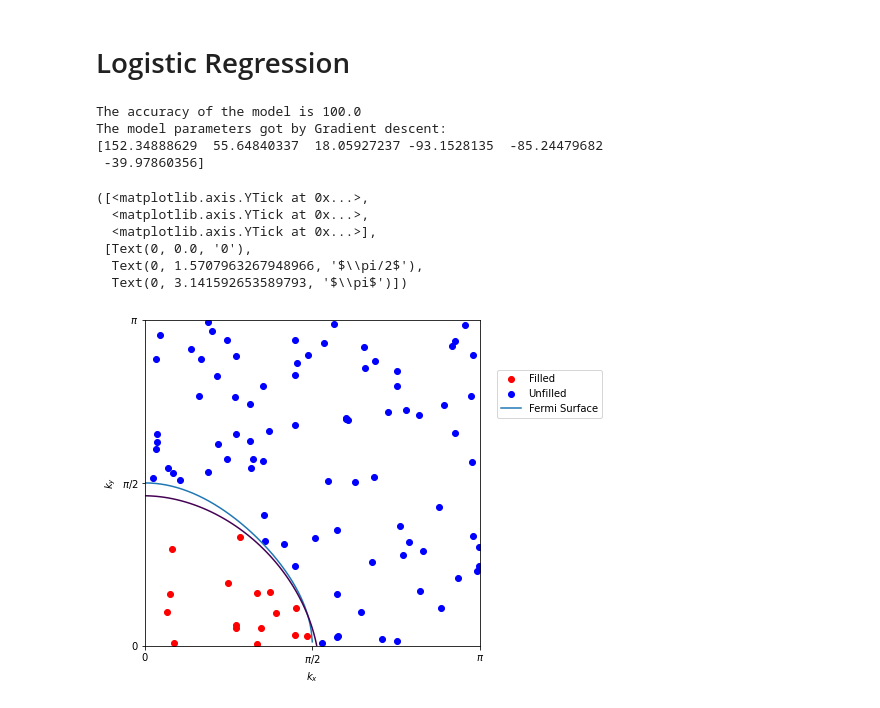
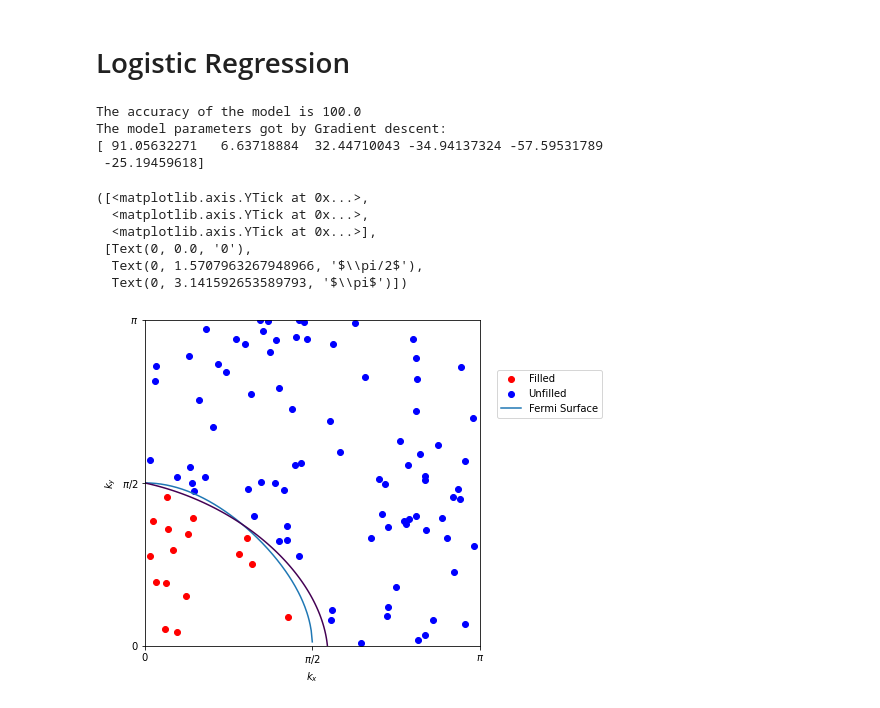
Before and after one commit to LeoisWTT/PHYS3151-Machine-Learning-in-Physics-2023, a Jupyter notebook: SVM_Fermi_Surface.ipynb, the cells around one changed output. Cells and saved outputs as stored; diff of their text form; code cells hidden in the pictures.

```diff
--- a/SVM_Fermi_Surface.ipynb
+++ b/SVM_Fermi_Surface.ipynb
@@ -55,7 +55,7 @@ Also, we only consider the first quadrant ($k_x,k_y\gt0$), and we can get the re
 # %% [markdown]
 # SVM
 # %%
-N=50
+N=100
 mu=0    #chemical potential
 # %%
 kx_list=np.pi*np.array([np.random.random() for i in range(N)]).reshape((N,1))
@@ -72,10 +72,10 @@ def hinge(X,y,theta):                        #for maximum-margin classification
     hinge = np.sum(loss)
     return hinge
 
-def computeCost(X,y,theta,reg=0):
+def computeCost(X,y,theta):
     m = float(len(y))
     theta2 = np.square(theta)
-    cost = (reg/(2*m)) * np.sum(theta2) + (1/m) * hinge(X,y,theta)
+    cost = (1/(2*m)) * np.sum(theta2) + (1/m) * hinge(X,y,theta)
     return cost
 # %%
 def check(X,y,theta):
@@ -89,7 +89,7 @@ def check(X,y,theta):
 
     return check
 
-def subgradient_descent(X,y,theta,iterations=100,reg=0):
+def subgradient_descent(X,y,theta,iterations=100):
     '''
     X    = Matrix of X
     y    = Vector of Y
@@ -108,15 +108,15 @@ def subgradient_descent(X,y,theta,iterations=100,reg=0):
     theta_history = np.zeros((iterations,X_b.shape[1]))
 
     for it in range(iterations):
-        alpha = 1/(reg*(it+1))
+        alpha = 1/(it+1)
         #print(X_b.shape)
         #print(X_b.dot(theta).shape)
         #print(np.multiply(y,(X_b.dot(theta))).shape)
         #print(y.shape)
         theta = theta + alpha*((np.multiply(check(X,y,theta),y)).T.dot(X_b)).T
-        theta[1:] = theta[1:] - alpha*reg*theta[1:]
+        theta[1:] = theta[1:] - alpha*theta[1:]/m
         theta_history[it,:] = theta.T
-        cost_history[it]  = computeCost(X_b,y,theta,reg)
+        cost_history[it]  = computeCost(X_b,y,theta)
 
     return theta, cost_history, theta_history
 # %%
@@ -129,9 +129,8 @@ X_b = np.c_[np.ones((N,1)),X]
 n=X_b.shape[1]
 theta = np.random.random((n,1))
 # %%
-reg = 0.0001
-n_iter = 800000
-theta,cost_history,theta_history = subgradient_descent(X,y,theta,n_iter,reg)
+n_iter = 1000
+theta,cost_history,theta_history = subgradient_descent(X,y,theta,n_iter)
 print(theta)
 print('Final Cost is :', cost_history[-1])
 # %% [output]
@@ -347,26 +345,29 @@ print(parameters)
 # %% [output]
 The accuracy of the model is 100.0
 The model parameters got by Gradient descent:
-[152.34888629  55.64840337  18.05927237 -93.1528135  -85.24479682
- -39.97860356]
+[ 91.05632271   6.63718884  32.44710043 -34.94137324 -57.59531789
+ -25.19459618]
 # %%
+x_plot=np.arange(0, np.pi, 0.01)
+y_plot=np.arccos(-mu/2-np.cos(x_plot))
+[XX,YY]=np.meshgrid(x_plot,x_plot)
 plt.figure(figsize=(6,6))
 plt.scatter(kx_list[occupancy], ky_list[occupancy], c='r',label='Filled')
 plt.scatter(kx_list[np.invert(occupancy)], ky_list[np.invert(occupancy)], c='b',label='Unfilled')
 plt.plot(x_plot,y_plot,label='Fermi Surface')
 plt.contour(XX,YY, parameters[0]+parameters[1]*XX+parameters[2]*YY+parameters[3]*XX**2+parameters[4]*YY**2+parameters[5]*XX*YY,[0])
 plt.legend(loc=(1.05,0.7))
 plt.xlim(0,np.pi)
 plt.ylim(0,np.pi)
 plt.xlabel('$k_x$')
 plt.ylabel('$k_y$')
 plt.xticks([0, np.pi/2, np.pi], ['0', '$\pi/2$', '$\pi$'])
 plt.yticks([0, np.pi/2, np.pi], ['0', '$\pi/2$', '$\pi$'])
 # %% [output]
 ([<matplotlib.axis.YTick at 0x...>,
   <matplotlib.axis.YTick at 0x...>,
   <matplotlib.axis.YTick at 0x...>],
  [Text(0, 0.0, '0'),
   Text(0, 1.5707963267948966, '$\\pi/2$'),
   Text(0, 3.141592653589793, '$\\pi$')])
-[figure, old version]
+[figure, new version]
```
Also changed, not shown: parts of 8 cells of this notebook.
